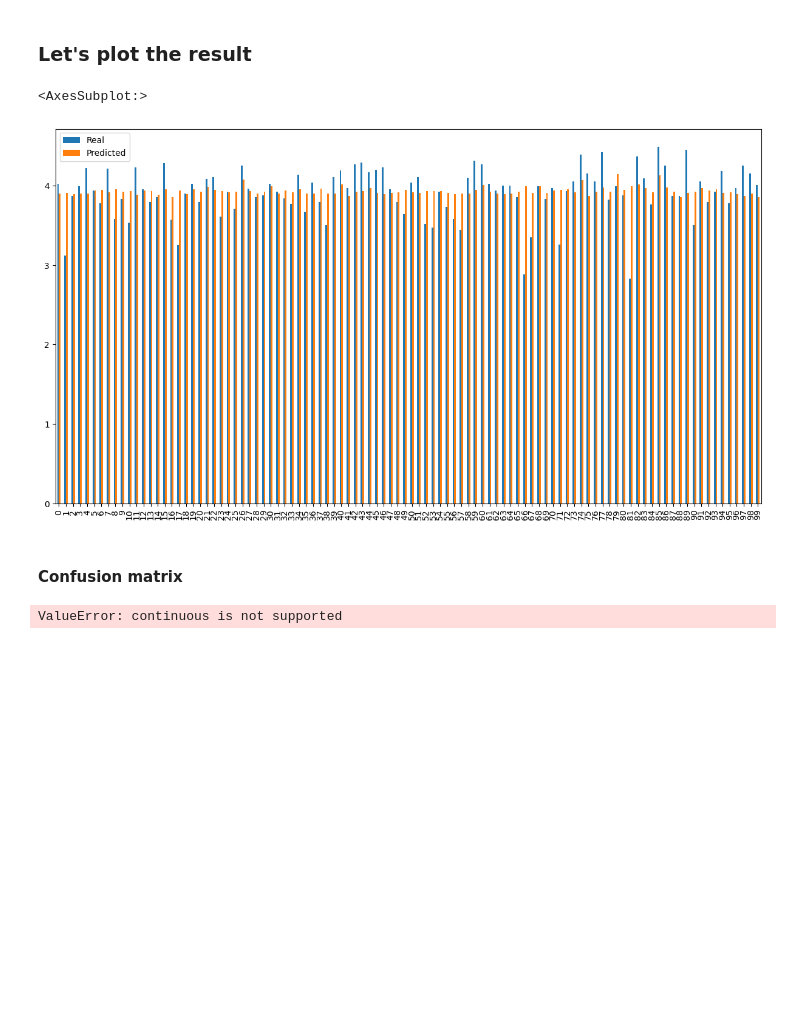
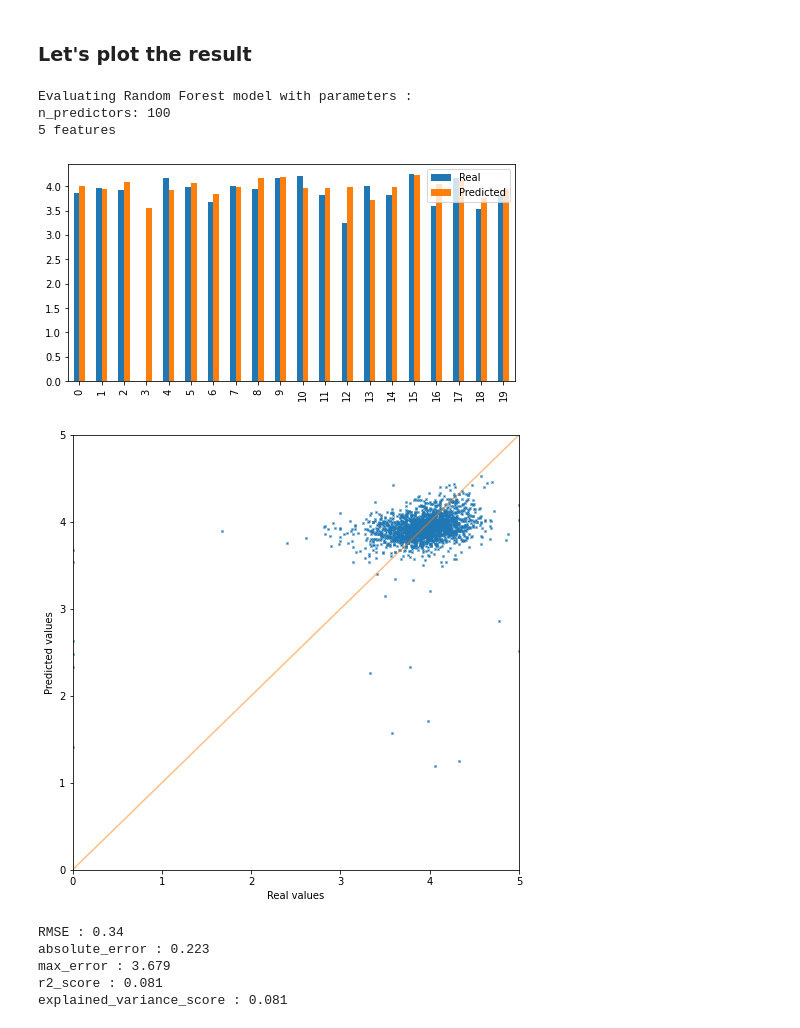
Before and after one commit to Attoumassa/book_rating_prediction_model, a Jupyter notebook: feature_engineering.ipynb, the cells around one changed output. Drawn from its saved outputs; the diff is of its cells as text; code cells hidden in the pictures; blank space fills up the shorter version.

Commit message:
added random forrest regressor

```diff
--- a/feature_engineering.ipynb
+++ b/feature_engineering.ipynb
@@ -432,11 +406,2 @@ array([3.90303076, 3.9042596 , 3.89425766, ..., 3.92632708, 3.96047432,
 # %% [markdown]
 ### Let's plot  the result
-# %%
-fig = pd.DataFrame({'Real': y_test.tolist(), 'Predicted': predict.tolist()}).head(100)
-
-fig.plot(kind='bar', figsize=(15, 8))
-# %% [output]
-<AxesSubplot:>
-[figure, removed]
-# %% [markdown]
-#### Confusion matrix
@@ -449,4 +408,49 @@ cf = pd.DataFrame(
-# %%
-cf.loc[:,:] = confusion_matrix(y_true= y_test,y_pred= predict)
-# %% [output]
-ValueError: continuous is not supported
+# %%
+from sklearn.metrics import mean_absolute_error, max_error, mean_squared_error, r2_score, explained_variance_score
+import matplotlib.pyplot as plt
+
+
+def evaluate_model(y_true, y_predict, model_name, model_parameters="", plot_sample=True, scatter_plot=True):
+    print(f"Evaluating {model_name} model", end=" ")
+    if model_parameters != "":
+        print(f"with parameters :\n{model_parameters}")
+
+    if plot_sample:
+        fig = pd.DataFrame({'Real': y_test.tolist(), 'Predicted': y_predict.tolist()}).head(20)
+        fig.plot(kind='bar', figsize=(8, 4))
+
+    if scatter_plot:
+        plt.figure(figsize=(8, 8))
+        plt.plot(y_test, y_predict, ls="", marker="x", ms=2)
+        plt.plot([0, 5],[0, 5], alpha=0.5)
+        plt.xlabel("Real values")
+        plt.ylabel("Predicted values")
+        plt.xlim([0, 5])
+        plt.ylim([0, 5])
+        plt.show()
+
+    evaluation = dict()
+
+    evaluation["RMSE"] = mean_squared_error(y_true, y_predict, squared=False)
+    evaluation["absolute_error"] = mean_absolute_error(y_true, y_predict)
+    evaluation["max_error"] = max_error(y_true, y_predict)
+    evaluation["r2_score"] = r2_score(y_true, y_predict)
+    evaluation["explained_variance_score"] = explained_variance_score(y_true, y_predict)
+
+    for key in evaluation.keys():
+        print(f"{key} : {round(evaluation[key], 3)}")
+
+    return evaluation
+# %%
+random_forest_eval = evaluate_model(y_test, RF_predict, "Random Forest", "n_predictors: 100\n5 features")
+# %% [output]
+Evaluating Random Forest model with parameters :
+n_predictors: 100
+5 features
+[figure, added]
+[figure, added]
+RMSE : 0.34
+absolute_error : 0.223
+max_error : 3.679
+r2_score : 0.081
+explained_variance_score : 0.081
```
Also changed, not shown: parts of 27 cells of this notebook.
